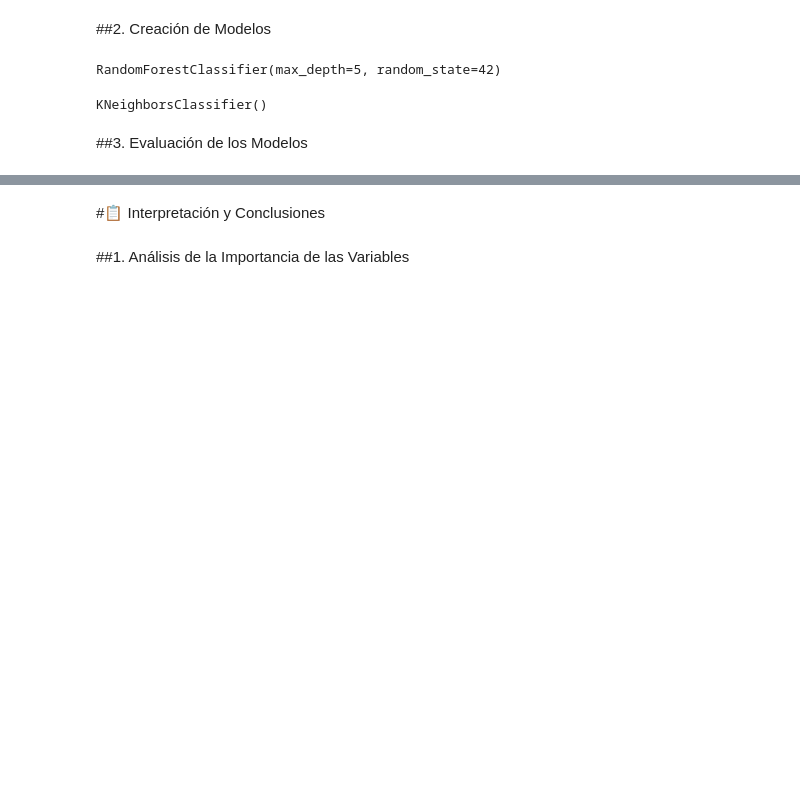
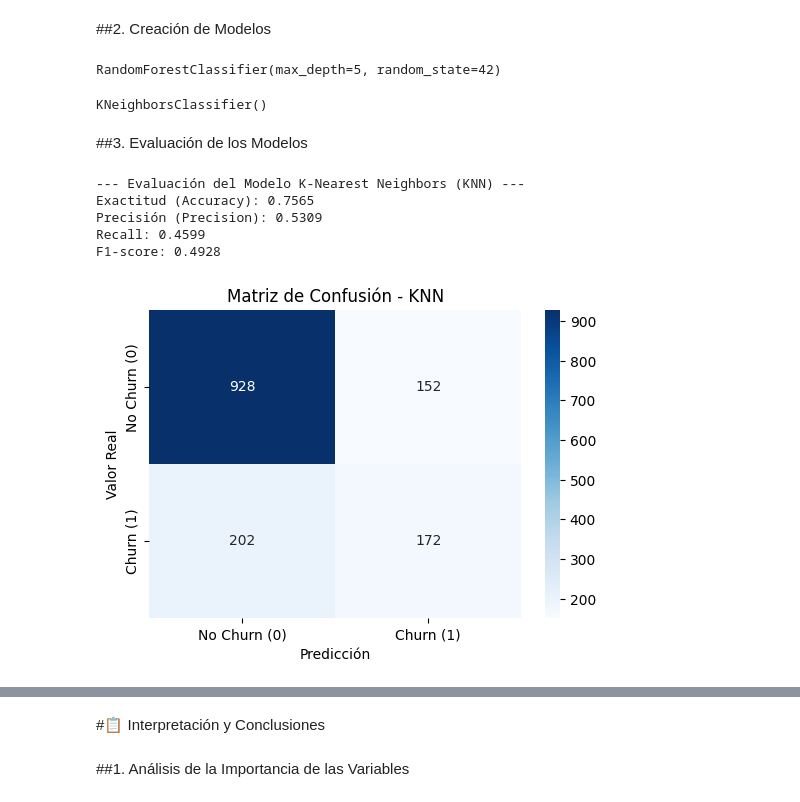
Before and after one commit to pablocelva/challenge-telecom-x-parte-2, a Jupyter notebook: TelecomX_LATAM_parte_2.ipynb, the cells around one changed output, grey strips where cells are left out. Cells and saved outputs as stored; diff of their text form; code cells hidden in the pictures; blank space fills up the shorter version.

Commit message:
Evaluación de modelos y analisis de variables

```diff
--- a/TelecomX_LATAM_parte_2.ipynb
+++ b/TelecomX_LATAM_parte_2.ipynb
@@ -403,0 +406,33 @@ y_pred_knn = modelo_knn.predict(X_test)
+# %%
+# --- Evaluate KNN Model ---
+print("--- Evaluación del Modelo K-Nearest Neighbors (KNN) ---")
+
+# Calculate metrics
+accuracy_knn = accuracy_score(y_test, y_pred_knn)
+precision_knn = precision_score(y_test, y_pred_knn)
+recall_knn = recall_score(y_test, y_pred_knn)
+f1_knn = f1_score(y_test, y_pred_knn)
+
+print(f"Exactitud (Accuracy): {accuracy_knn:.4f}")
+print(f"Precisión (Precision): {precision_knn:.4f}")
+print(f"Recall: {recall_knn:.4f}")
+print(f"F1-score: {f1_knn:.4f}")
+
+# Confusion Matrix for KNN
+cm_knn = confusion_matrix(y_test, y_pred_knn)
+plt.figure(figsize=(6, 4))
+sns.heatmap(cm_knn, annot=True, fmt='d', cmap='Blues', xticklabels=['No Churn (0)', 'Churn (1)'], yticklabels=['No Churn (0)', 'Churn (1)'])
+plt.xlabel('Predicción')
+plt.ylabel('Valor Real')
+plt.title('Matriz de Confusión - KNN')
+plt.show()
+
+
+print("\n") # Add a newline for better separation
+# %% [output]
+--- Evaluación del Modelo K-Nearest Neighbors (KNN) ---
+Exactitud (Accuracy): 0.7565
+Precisión (Precision): 0.5309
+Recall: 0.4599
+F1-score: 0.4928
+[figure, added]
```
Also changed, not shown: parts of 7 cells of this notebook.
